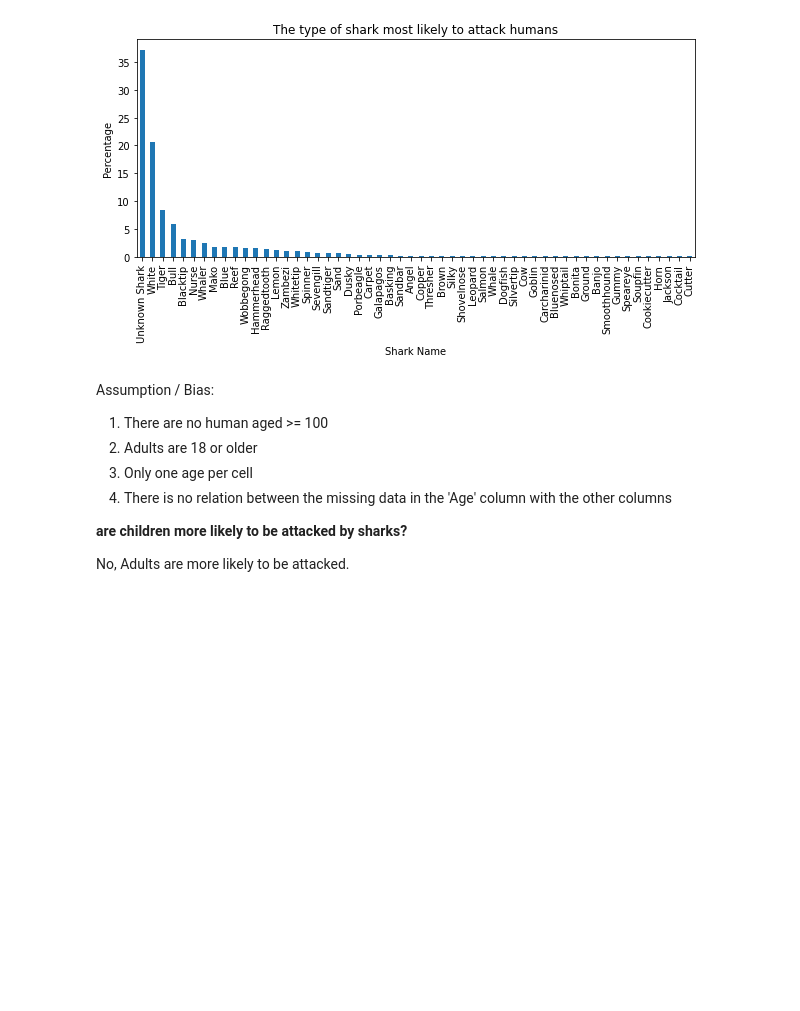
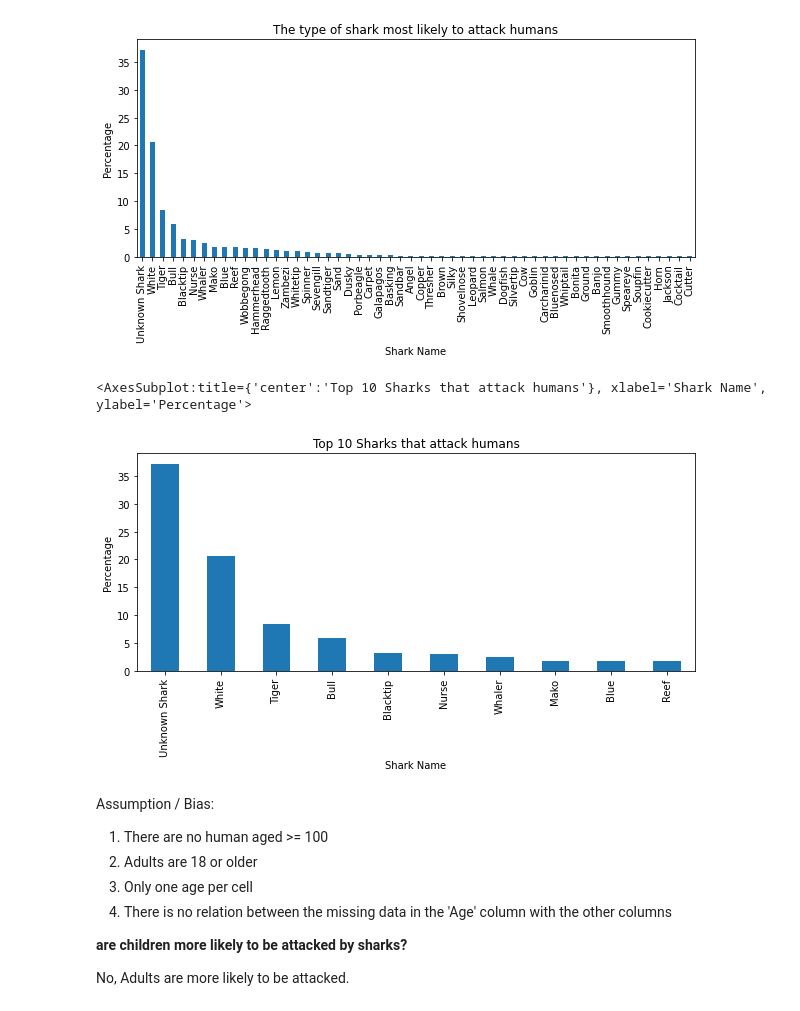
Before and after one commit to MandyP717/Data-analytics-with-python, a Jupyter notebook: Shark Attack/Sharks.ipynb, the cells around one changed output. Saved outputs shown, nothing was run; the diff lists cells and outputs as text; code cells hidden in the pictures; blank space fills up the shorter version.

```diff
--- a/Shark Attack/Sharks.ipynb
+++ b/Shark Attack/Sharks.ipynb
@@ -115,6 +115,11 @@ perc_shark.plot(kind='bar', rot=90, figsize=(10,4), title="The type of shark mos
 # %% [output]
 <AxesSubplot:title={'center':'The type of shark most likely to attack humans'}, xlabel='Shark Name', ylabel='Percentage'>
 [figure]
+# %%
+perc_shark.head(10).plot(kind='bar', rot=90, figsize=(10,4), title="Top 10 Sharks that attack humans", ylabel='Percentage')
+# %% [output]
+<AxesSubplot:title={'center':'Top 10 Sharks that attack humans'}, xlabel='Shark Name', ylabel='Percentage'>
+[figure, added]
 # %% [markdown]
 Assumption / Bias:
 1. There are no human aged >= 100
```
Also changed, not shown: parts of 6 cells of this notebook.
